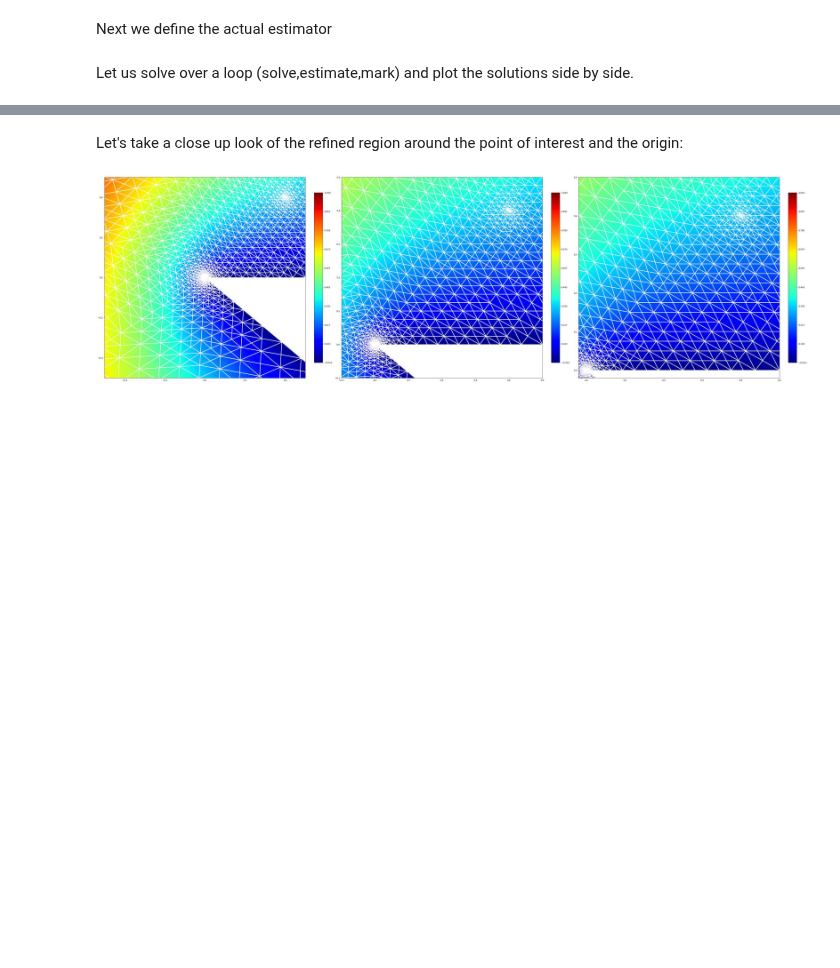
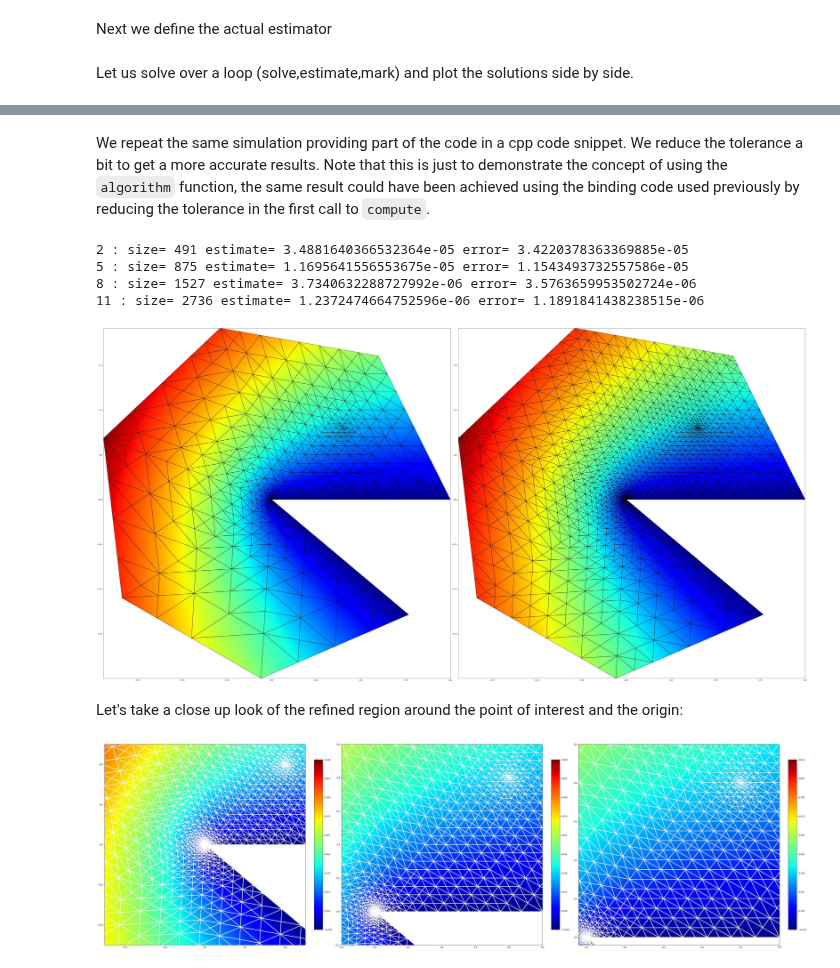
Before and after one commit to dune-project/dune-fempy, a Jupyter notebook: doc/laplace-dwr_nb.ipynb, the cells around one changed output, grey strips where cells are left out. Drawn from its saved outputs; the diff is of its cells as text; code cells hidden in the pictures; blank space fills up the shorter version.

```diff
--- a/doc/laplace-dwr_nb.ipynb
+++ b/doc/laplace-dwr_nb.ipynb
@@ -182,3 +186,18 @@ plot(uh, figure=(fig, 131+2), colorbar=False, linewidth=1)
+# %% [markdown]
+We repeat the same simulation providing part of the code in a cpp code
+snippet. We reduce the tolerance a bit to get a more accurate results.
+Note that this is just to demonstrate the concept of using the
+`algorithm` function, the same result could have been achieved using the
+binding code used previously by reducing the tolerance in the first call
+to ``compute``.
+# %%
+compute( getFunctional(cpp=True), tolerance=1e-6 )
+# %% [output]
+2 : size= 491 estimate= 3.4881640366532364e-05 error= 3.4220378363369885e-05
+5 : size= 875 estimate= 1.1695641556553675e-05 error= 1.1543493732557586e-05
+8 : size= 1527 estimate= 3.7340632288727992e-06 error= 3.5763659953502724e-06
+11 : size= 2736 estimate= 1.2372474664752596e-06 error= 1.1891841438238515e-06
+[figure, added]
 # %% [markdown]
 Let's take a close up look of the refined region around the point of
 interest and the origin:
```
Also changed, not shown: parts of 7 cells of this notebook, 40 other files.
